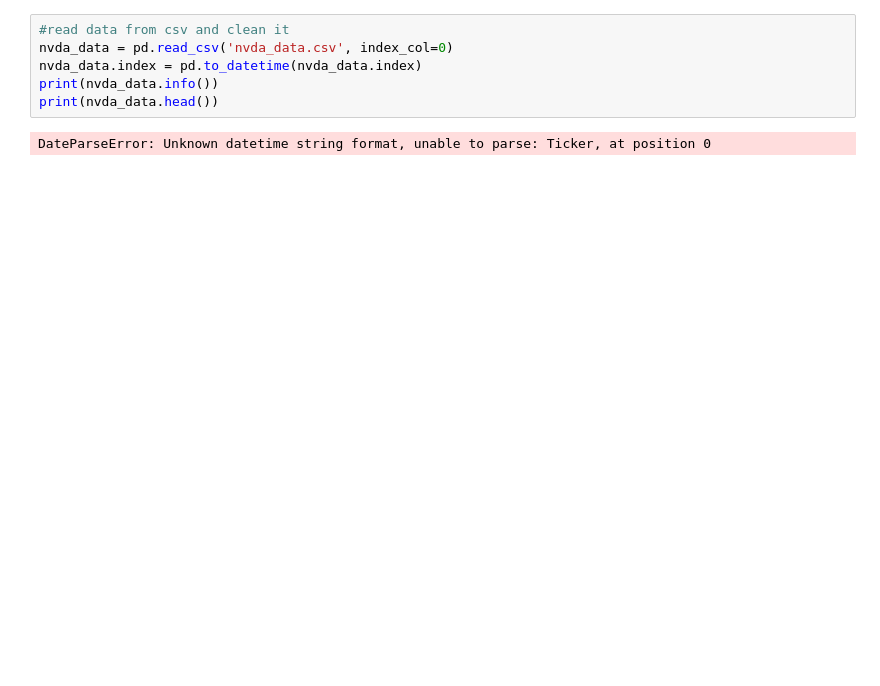
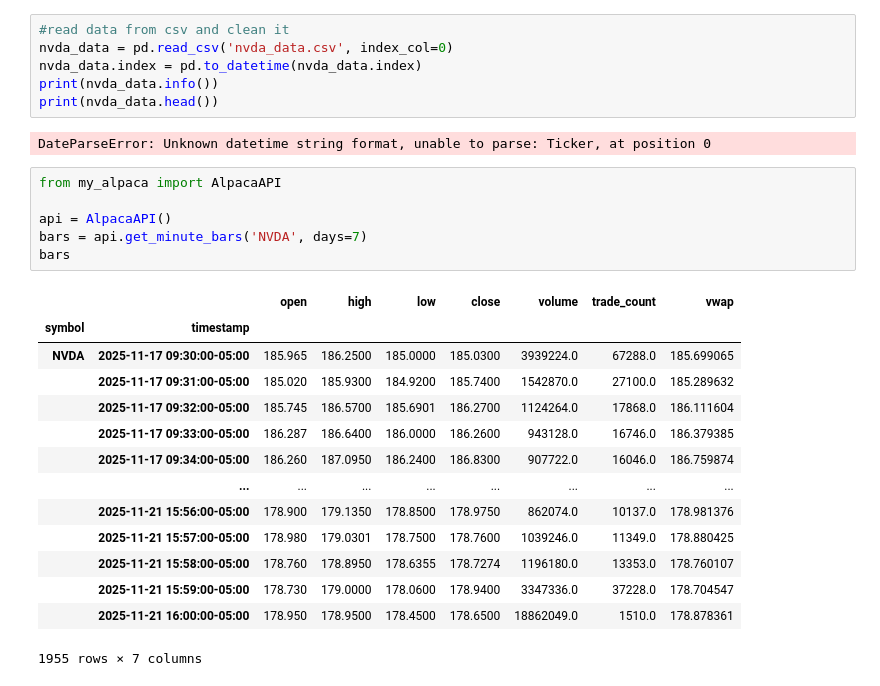
Before and after one commit to flaviogorini/finm32500_Project, a Jupyter notebook: research.ipynb, the cells around one changed output. Cells and saved outputs as stored; diff of their text form; blank space fills up the shorter version.

```diff
--- a/research.ipynb
+++ b/research.ipynb
@@ -38,3 +38,24 @@ print(nvda_data.info())
 print(nvda_data.head())
 # %% [output]
 DateParseError: Unknown datetime string format, unable to parse: Ticker, at position 0
+# %%
+from my_alpaca import AlpacaAPI
+
+api = AlpacaAPI()
+bars = api.get_minute_bars('NVDA', days=7)
+bars
+# %% [output]
+|  |  | open | high | low | close | volume | trade_count | vwap |
+| symbol | timestamp |  |  |  |  |  |  |  |
+| NVDA | 2025-11-17 09:30:00-05:00 | 185.965 | 186.2500 | 185.0000 | 185.0300 | 3939224.0 | 67288.0 | 185.699065 |
+|  | 2025-11-17 09:31:00-05:00 | 185.020 | 185.9300 | 184.9200 | 185.7400 | 1542870.0 | 27100.0 | 185.289632 |
+|  | 2025-11-17 09:32:00-05:00 | 185.745 | 186.5700 | 185.6901 | 186.2700 | 1124264.0 | 17868.0 | 186.111604 |
+|  | 2025-11-17 09:33:00-05:00 | 186.287 | 186.6400 | 186.0000 | 186.2600 | 943128.0 | 16746.0 | 186.379385 |
+|  | 2025-11-17 09:34:00-05:00 | 186.260 | 187.0950 | 186.2400 | 186.8300 | 907722.0 | 16046.0 | 186.759874 |
+|  | ... | ... | ... | ... | ... | ... | ... | ... |
+|  | 2025-11-21 15:56:00-05:00 | 178.900 | 179.1350 | 178.8500 | 178.9750 | 862074.0 | 10137.0 | 178.981376 |
+|  | 2025-11-21 15:57:00-05:00 | 178.980 | 179.0301 | 178.7500 | 178.7600 | 1039246.0 | 11349.0 | 178.880425 |
+|  | 2025-11-21 15:58:00-05:00 | 178.760 | 178.8950 | 178.6355 | 178.7274 | 1196180.0 | 13353.0 | 178.760107 |
+|  | 2025-11-21 15:59:00-05:00 | 178.730 | 179.0000 | 178.0600 | 178.9400 | 3347336.0 | 37228.0 | 178.704547 |
+|  | 2025-11-21 16:00:00-05:00 | 178.950 | 178.9500 | 178.4500 | 178.6500 | 18862049.0 | 1510.0 | 178.878361 |
+1955 rows × 7 columns
```
Also changed, not shown: parts of 8 cells of this notebook.
